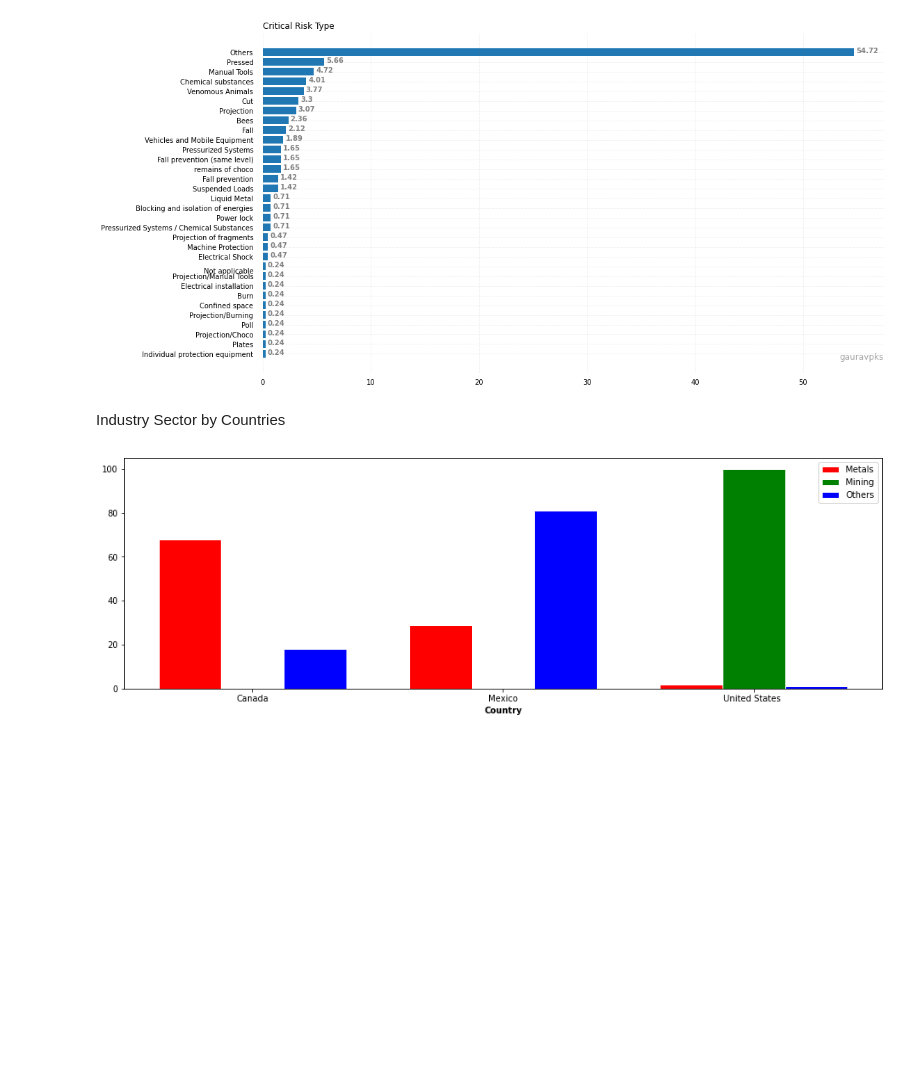
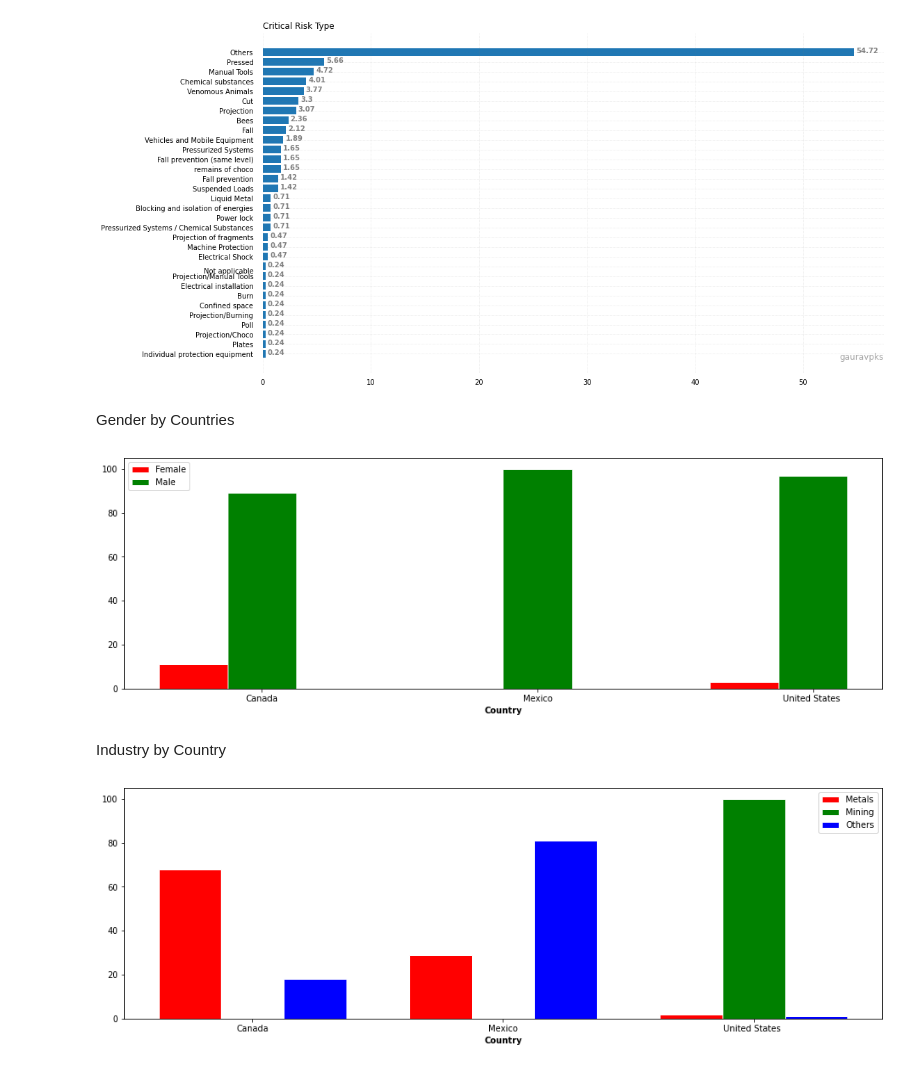
Before and after one commit to gauravpks/ml-repo, a Jupyter notebook: IndustrialSafetyDS/Industrial_Accident_Causal_Analysis.ipynb, the cells around one changed output. Cells and saved outputs as stored; diff of their text form; code cells hidden in the pictures; blank space fills up the shorter version.

```diff
--- a/IndustrialSafetyDS/Industrial_Accident_Causal_Analysis.ipynb
+++ b/IndustrialSafetyDS/Industrial_Accident_Causal_Analysis.ipynb
@@ -339,7 +339,40 @@ plt.show()
 # %% [output]
 [figure]
 # %% [markdown]
-Industry Sector by Countries
+Gender by Countries
+# %%
+f = lambda x : np.round((x/x.sum() * 100))
+gen_cnt = df.groupby(['Gender','Country'])['Country'].count().unstack().apply(f, axis=0)
+# %%
+fig = plt.figure(figsize = (16, 5))
+# set width of bar
+barWidth = 0.25
+
+# set height of bar
+bars1 = gen_cnt.to_numpy()[0]
+bars2 = gen_cnt.to_numpy()[1]
+
+
+# Set position of bar on X axis
+r1 = np.arange(len(bars1))
+r2 = [x + barWidth for x in r1]
+
+
+# Make the plot
+plt.bar(r1, bars1, color='red', width=barWidth, edgecolor='white', label=gen_cnt['Canada'].keys().values[0])
+plt.bar(r2, bars2, color='green', width=barWidth, edgecolor='white', label=gen_cnt['Canada'].keys().values[1])
+
+# Add xticks on the middle of the group bars
+plt.xlabel('Country', fontweight='bold')
+plt.xticks([r + barWidth for r in range(len(bars1))], gen_cnt.columns.values)
+
+# Create legend & Show graphic
+plt.legend()
+plt.show()
+# %% [output]
+[figure, added]
+# %% [markdown]
+Industry by Country
 # %%
 f = lambda x : np.round(x/x.sum() * 100)
 con_sector = df.groupby(['Country','Industry Sector'])['Industry Sector'].count().unstack().apply(f, axis=1)
```
Also changed, not shown: parts of 1 cell of this notebook.
